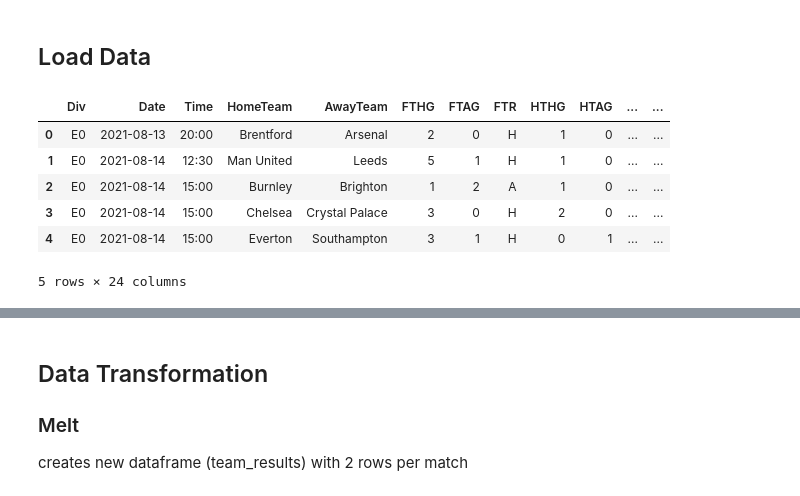
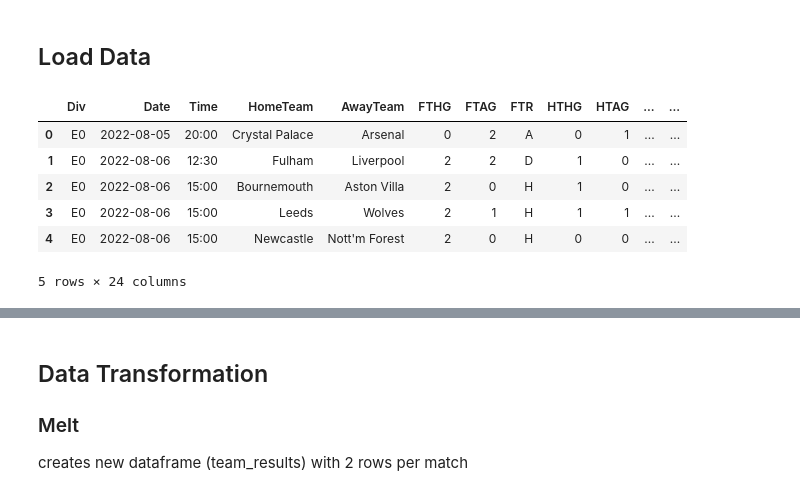
Before and after one commit to solstice035/footballdash, a Jupyter notebook: code/notebooks/results.ipynb, the cells around one changed output, grey strips where cells are left out. Drawn from its saved outputs; the diff is of its cells as text; code cells hidden in the pictures.

```diff
--- a/code/notebooks/results.ipynb
+++ b/code/notebooks/results.ipynb
@@ -33,38 +33,37 @@ keepcols = [
     "Time",
     "HomeTeam",
     "AwayTeam",
     "FTHG",
     "FTAG",
     "FTR",
     "HTHG",
     "HTAG",
     "HTR",
     "Referee",
     "HS",
     "AS",
     "HST",
     "AST",
     "HF",
     "AF",
     "HC",
     "AC",
     "HY",
     "AY",
     "HR",
     "AR",
 ]
-results_csv = data_folder / "E0.csv"
-
+results_csv = "https://www.football-data.co.uk/mmz4281/2223/E0.csv"
 results = pd.read_csv(
     results_csv, usecols=keepcols, parse_dates=["Date"], dayfirst=True
 )
 
 results.head()
 # %% [output]
 |  | Div | Date | Time | HomeTeam | AwayTeam | FTHG | FTAG | FTR | HTHG | HTAG | ... | ... |
-| 0 | E0 | 2021-08-13 | 20:00 | Brentford | Arsenal | 2 | 0 | H | 1 | 0 | ... | ... |
-| 1 | E0 | 2021-08-14 | 12:30 | Man United | Leeds | 5 | 1 | H | 1 | 0 | ... | ... |
-| 2 | E0 | 2021-08-14 | 15:00 | Burnley | Brighton | 1 | 2 | A | 1 | 0 | ... | ... |
-| 3 | E0 | 2021-08-14 | 15:00 | Chelsea | Crystal Palace | 3 | 0 | H | 2 | 0 | ... | ... |
-| 4 | E0 | 2021-08-14 | 15:00 | Everton | Southampton | 3 | 1 | H | 0 | 1 | ... | ... |
+| 0 | E0 | 2022-08-05 | 20:00 | Crystal Palace | Arsenal | 0 | 2 | A | 0 | 1 | ... | ... |
+| 1 | E0 | 2022-08-06 | 12:30 | Fulham | Liverpool | 2 | 2 | D | 1 | 0 | ... | ... |
+| 2 | E0 | 2022-08-06 | 15:00 | Bournemouth | Aston Villa | 2 | 0 | H | 1 | 0 | ... | ... |
+| 3 | E0 | 2022-08-06 | 15:00 | Leeds | Wolves | 2 | 1 | H | 1 | 1 | ... | ... |
+| 4 | E0 | 2022-08-06 | 15:00 | Newcastle | Nott'm Forest | 2 | 0 | H | 0 | 0 | ... | ... |
 5 rows × 24 columns
```
Also changed, not shown: parts of 6 cells of this notebook, 5 other files.
